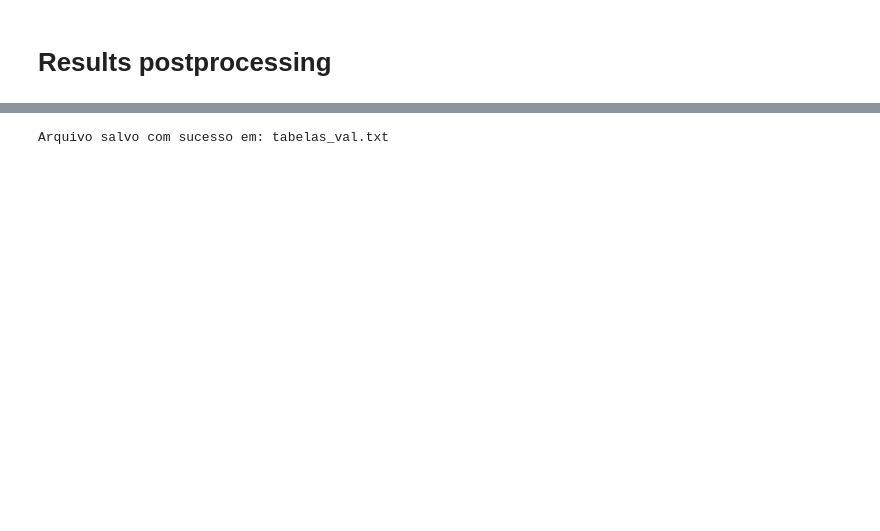
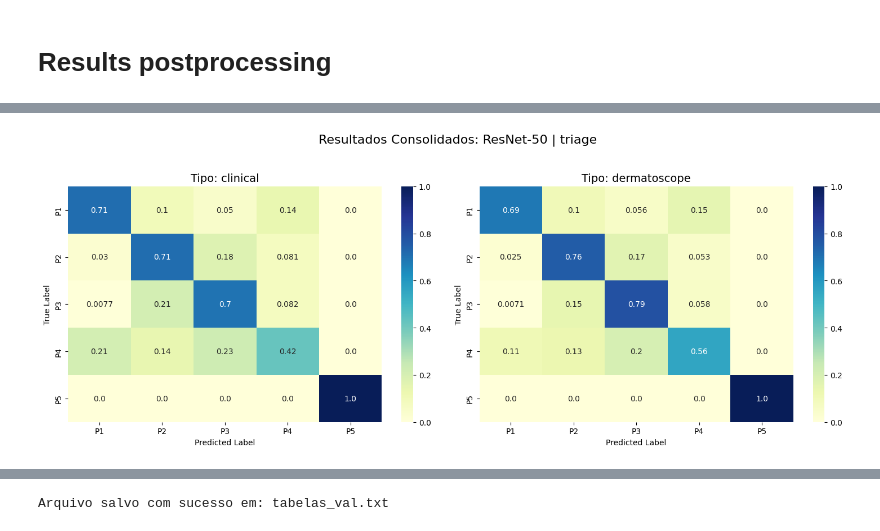
Before and after one commit to e-magesk/pipeline-IA-TCC, a Jupyter notebook: postprocess/postprocess_results.ipynb, the cells around one changed output, grey strips where cells are left out. Drawn from its saved outputs; the diff is of its cells as text; code cells hidden in the pictures; blank space fills up the shorter version.

```diff
--- a/postprocess/postprocess_results.ipynb
+++ b/postprocess/postprocess_results.ipynb
@@ -178,0 +339,4 @@ Arquivo salvo com sucesso em: tabelas_overleaf.txt
+# %%
+plot_comparative_confusion_matrix(df_pred, "ResNet-50", "triage")
+# %% [output]
+[figure, added]
```
Also changed, not shown: parts of 24 cells of this notebook, 21 other files.
